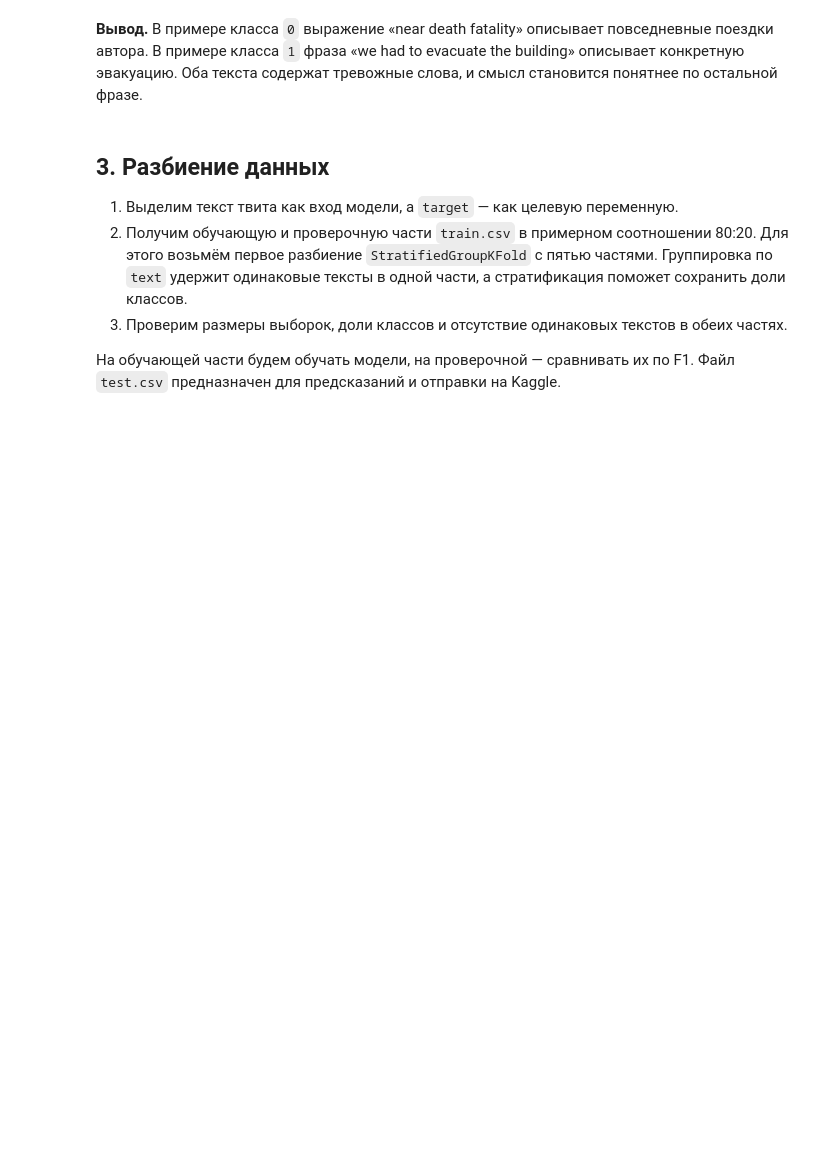
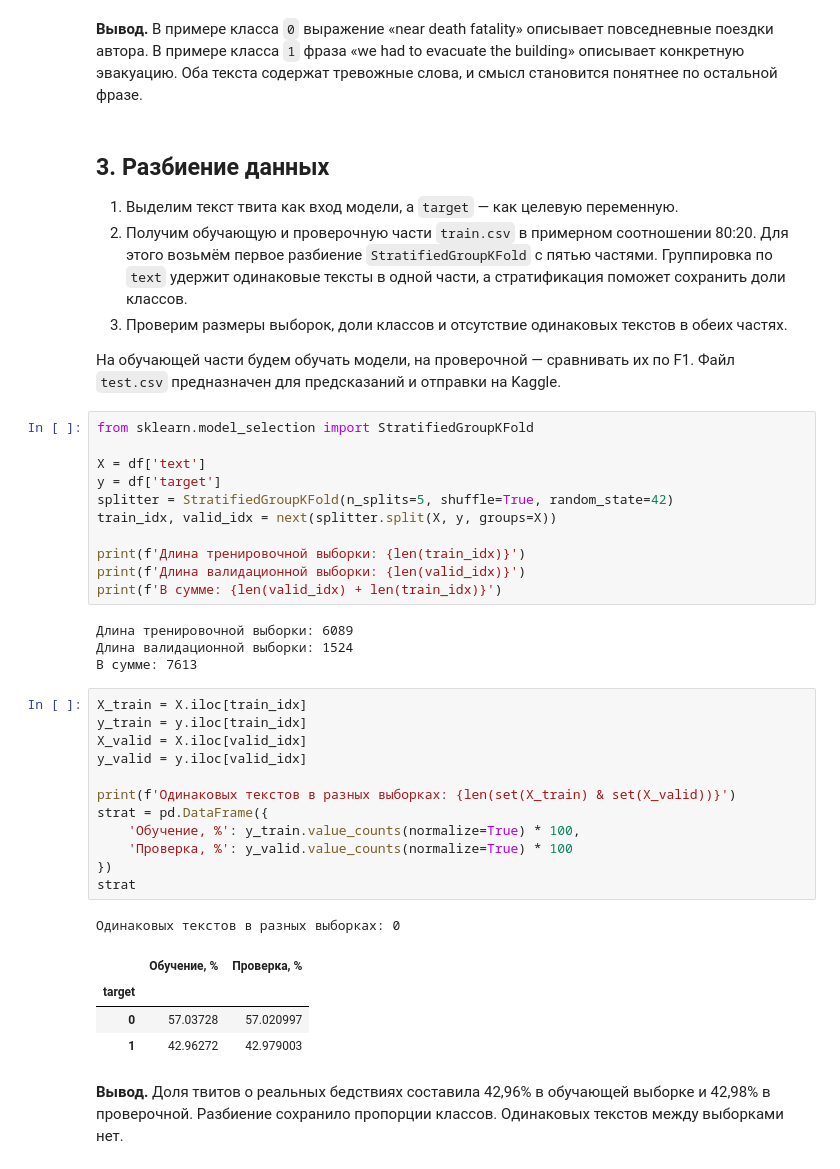
Before and after one commit to Ak1-AleX/NLP-ML, a Jupyter notebook: NLP.ipynb, the cells around one changed output. Drawn from its saved outputs; the diff is of its cells as text; blank space fills up the shorter version.

```diff
--- a/NLP.ipynb
+++ b/NLP.ipynb
@@ -237,3 +238,40 @@ the building» описывает конкретную эвакуацию. Об
 
 На обучающей части будем обучать модели, на проверочной — сравнивать их
 по F1. Файл `test.csv` предназначен для предсказаний и отправки на Kaggle.
+# %%
+from sklearn.model_selection import StratifiedGroupKFold
+
+X = df['text']
+y = df['target']
+splitter = StratifiedGroupKFold(n_splits=5, shuffle=True, random_state=42)
+train_idx, valid_idx = next(splitter.split(X, y, groups=X))
+
+print(f'Длина тренировочной выборки: {len(train_idx)}')
+print(f'Длина валидационной выборки: {len(valid_idx)}')
+print(f'В сумме: {len(valid_idx) + len(train_idx)}')
+# %% [output]
+Длина тренировочной выборки: 6089
+Длина валидационной выборки: 1524
+В сумме: 7613
+# %%
+X_train = X.iloc[train_idx]
+y_train = y.iloc[train_idx]
+X_valid = X.iloc[valid_idx]
+y_valid = y.iloc[valid_idx]
+
+print(f'Одинаковых текстов в разных выборках: {len(set(X_train) & set(X_valid))}')
+strat = pd.DataFrame({
+    'Обучение, %': y_train.value_counts(normalize=True) * 100,
+    'Проверка, %': y_valid.value_counts(normalize=True) * 100
+})
+strat
+# %% [output]
+Одинаковых текстов в разных выборках: 0
+|  | Обучение, % | Проверка, % |
+| target |  |  |
+| 0 | 57.03728 | 57.020997 |
+| 1 | 42.96272 | 42.979003 |
+# %% [markdown]
+**Вывод.** Доля твитов о реальных бедствиях составила 42,96% в обучающей
+выборке и 42,98% в проверочной. Разбиение сохранило пропорции классов.
+Одинаковых текстов между выборками нет.
```
Also changed, not shown: parts of 14 cells of this notebook.
